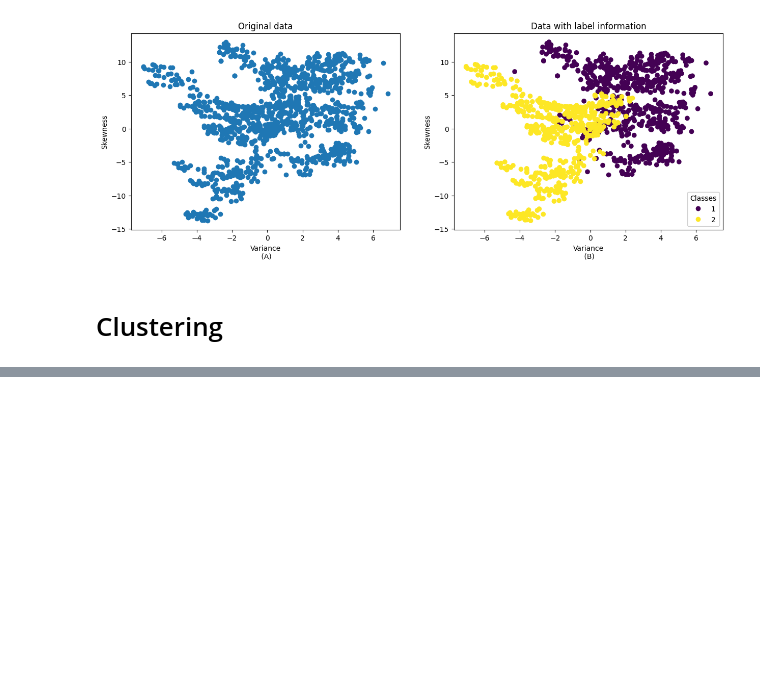
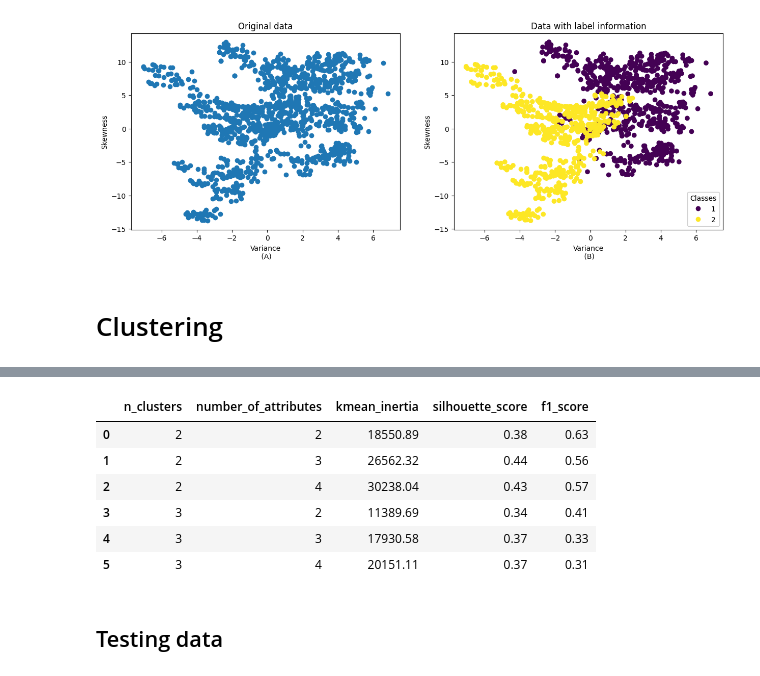
Before and after one commit to Yuri-Nassar/coursera, a Jupyter notebook: foundations_data_cience_kmeans/notebooks/final_report.ipynb, the cells around one changed output, grey strips where cells are left out. Saved outputs shown, nothing was run; the diff lists cells and outputs as text; code cells hidden in the pictures; blank space fills up the shorter version.

```diff
--- a/foundations_data_cience_kmeans/notebooks/final_report.ipynb
+++ b/foundations_data_cience_kmeans/notebooks/final_report.ipynb
@@ -328,0 +335,12 @@ fig.legend(loc='center left', bbox_to_anchor=(1, .6), ncol=1)
+# %%
+df_train_results[(df_train_results['n_clusters']==2) | (df_train_results['n_clusters']==3)]
+# %% [output]
+|  | n_clusters | number_of_attributes | kmean_inertia | silhouette_score | f1_score |
+| 0 | 2 | 2 | 18550.89 | 0.38 | 0.63 |
+| 1 | 2 | 3 | 26562.32 | 0.44 | 0.56 |
+| 2 | 2 | 4 | 30238.04 | 0.43 | 0.57 |
+| 3 | 3 | 2 | 11389.69 | 0.34 | 0.41 |
+| 4 | 3 | 3 | 17930.58 | 0.37 | 0.33 |
+| 5 | 3 | 4 | 20151.11 | 0.37 | 0.31 |
+# %% [markdown]
+## Testing data
```
Also changed, not shown: parts of 10 cells of this notebook.
